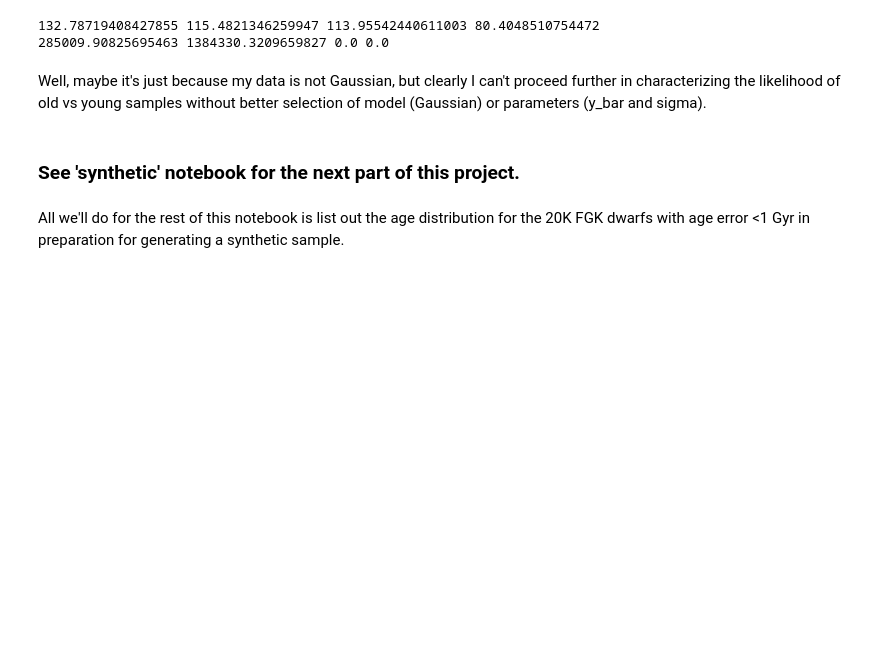
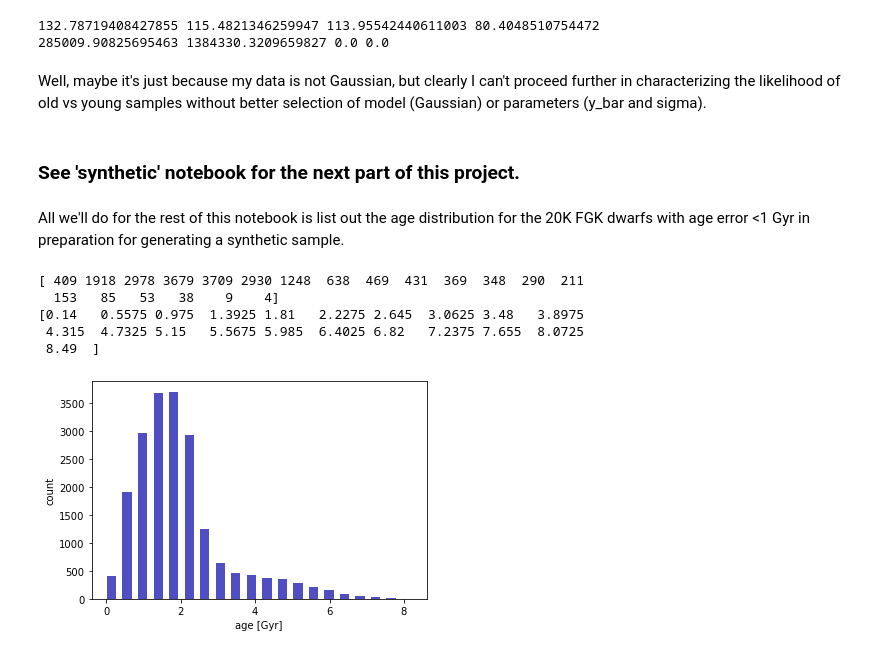
Before and after one commit to exoclam/sculpting, a Jupyter notebook: isolate.ipynb, the cells around one changed output. Cells and saved outputs as stored; diff of their text form; code cells hidden in the pictures; blank space fills up the shorter version.

```diff
--- a/isolate.ipynb
+++ b/isolate.ipynb
@@ -956,3 +956,22 @@ Well, maybe it's just because my data is not Gaussian, but clearly I can't proce
 ### See 'synthetic' notebook for the next part of this project.
 # %% [markdown]
 All we'll do for the rest of this notebook is list out the age distribution for the 20K FGK dwarfs with age error <1 Gyr in preparation for generating a synthetic sample.
+# %%
+import matplotlib.pyplot as plt
+%matplotlib inline
+
+# age histogram for all stars with well-constrained ages (catalog was a merge with table2, not fgk)
+age_hist, age_bin_edges = np.histogram(catalog.iso_age, bins=20)
+print(age_hist)
+print(age_bin_edges)
+plt.bar(age_bin_edges[:-1], age_hist, width = 0.25, color='#0504aa',alpha=0.7)
+plt.ylabel("count")
+plt.xlabel("age [Gyr]")
+plt.show()
+# %% [output]
+[ 409 1918 2978 3679 3709 2930 1248  638  469  431  369  348  290  211
+  153   85   53   38    9    4]
+[0.14   0.5575 0.975  1.3925 1.81   2.2275 2.645  3.0625 3.48   3.8975
+ 4.315  4.7325 5.15   5.5675 5.985  6.4025 6.82   7.2375 7.655  8.0725
+ 8.49  ]
+[figure, added]
```
Also changed, not shown: parts of 2 cells of this notebook, 1 other file.
